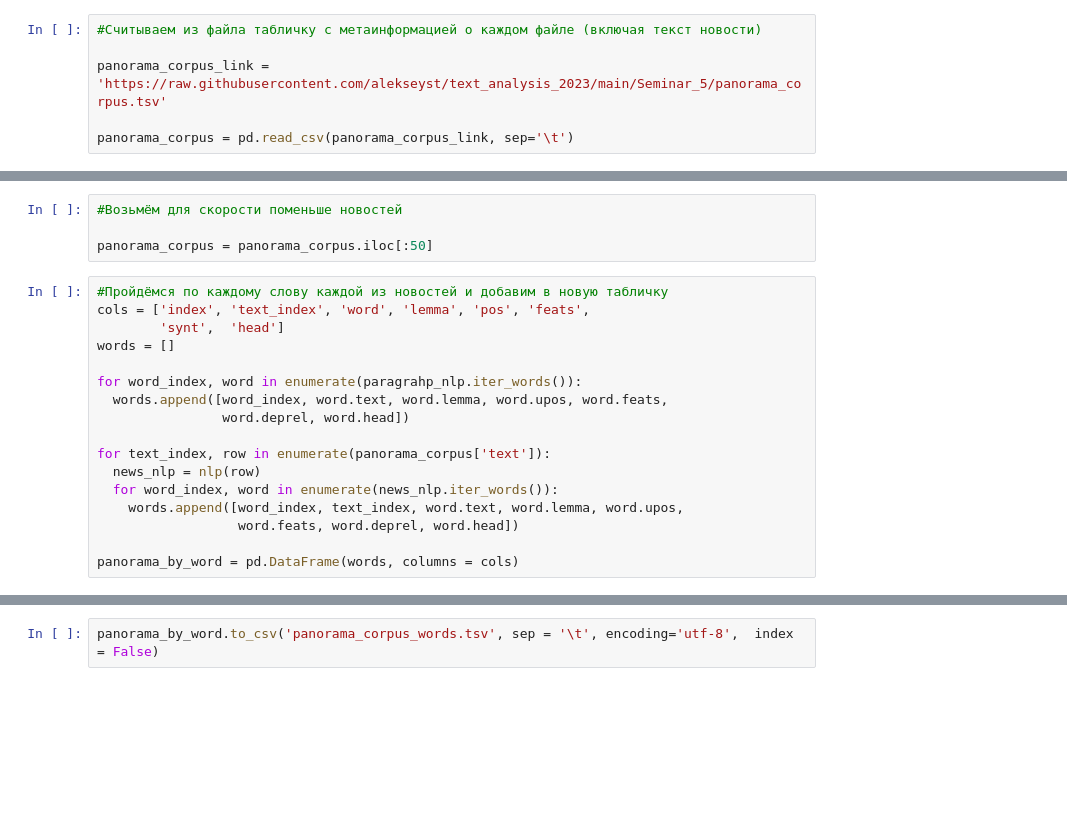
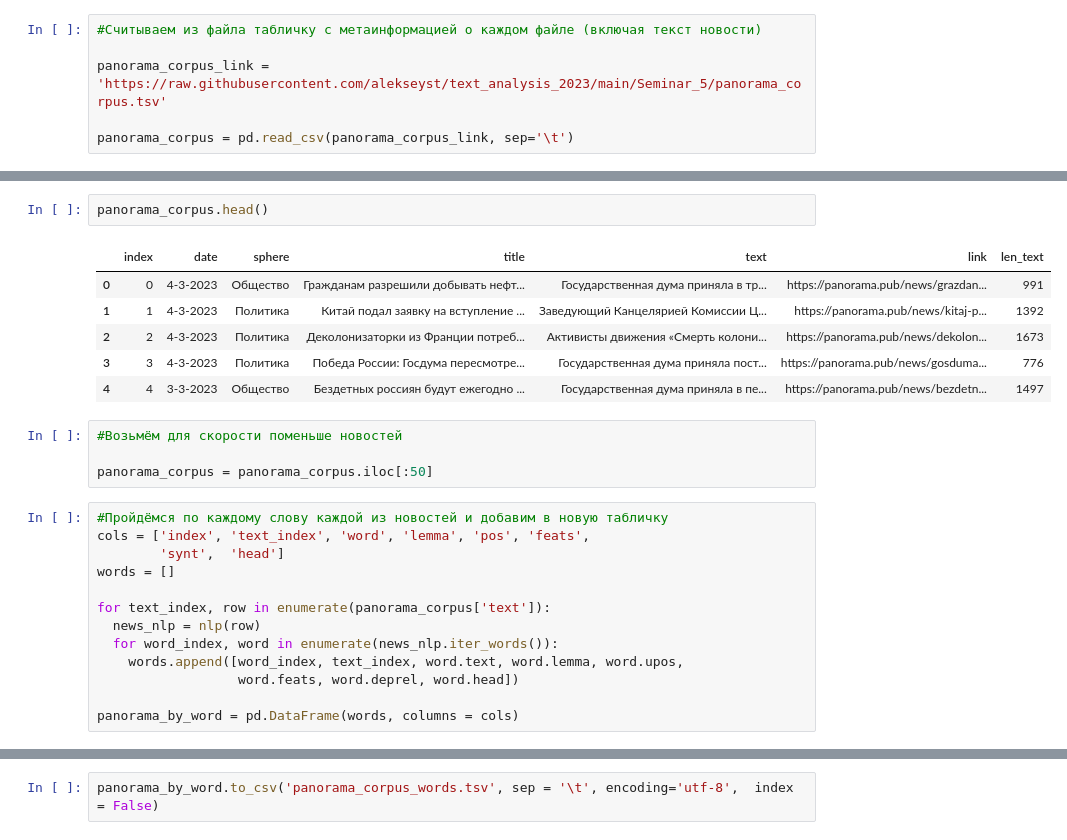
Before and after one commit to alekseyst/text_analysis_2024, a Jupyter notebook: Practical_6/Practical_6_CreatingCorpus.ipynb, the cells around one changed output, grey strips where cells are left out. Drawn from its saved outputs; the diff is of its cells as text; blank space fills up the shorter version.

```diff
--- a/Practical_6/Practical_6_CreatingCorpus.ipynb
+++ b/Practical_6/Practical_6_CreatingCorpus.ipynb
@@ -185,3 +162,12 @@ panorama_corpus = pd.read_csv(panorama_corpus_link, sep='\t')
+# %%
+panorama_corpus.head()
+# %% [output]
+|  | index | date | sphere | title | text | link | len_text |
+| 0 | 0 | 4-3-2023 | Общество | Гражданам разрешили добывать нефт... | Государственная дума приняла в тр... | https://panorama.pub/news/grazdan... | 991 |
+| 1 | 1 | 4-3-2023 | Политика | Китай подал заявку на вступление ... | Заведующий Канцелярией Комиссии Ц... | https://panorama.pub/news/kitaj-p... | 1392 |
+| 2 | 2 | 4-3-2023 | Политика | Деколонизаторки из Франции потреб... | Активисты движения «Смерть колони... | https://panorama.pub/news/dekolon... | 1673 |
+| 3 | 3 | 4-3-2023 | Политика | Победа России: Госдума пересмотре... | Государственная дума приняла пост... | https://panorama.pub/news/gosduma... | 776 |
+| 4 | 4 | 3-3-2023 | Общество | Бездетных россиян будут ежегодно ... | Государственная дума приняла в пе... | https://panorama.pub/news/bezdetn... | 1497 |
 # %%
 #Возьмём для скорости поменьше новостей
 
@@ -191,10 +177,6 @@ panorama_corpus = panorama_corpus.iloc[:50]
 cols = ['index', 'text_index', 'word', 'lemma', 'pos', 'feats',
         'synt',  'head']
 words = []
-
-for word_index, word in enumerate(paragrahp_nlp.iter_words()):
-  words.append([word_index, word.text, word.lemma, word.upos, word.feats,
-                word.deprel, word.head])
 
 for text_index, row in enumerate(panorama_corpus['text']):
   news_nlp = nlp(row)
```
Also changed, not shown: parts of 14 cells of this notebook, 2 other files.
